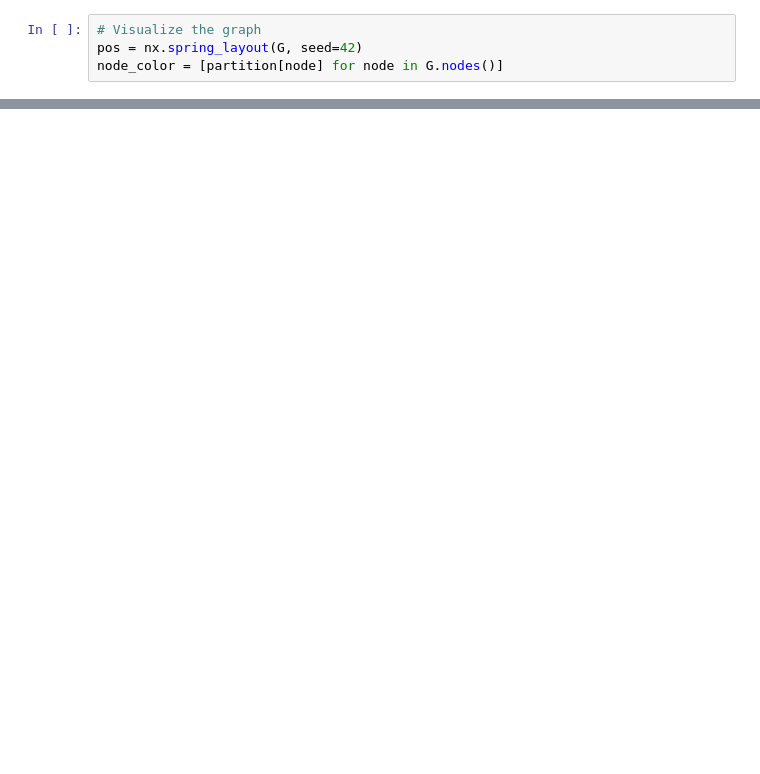
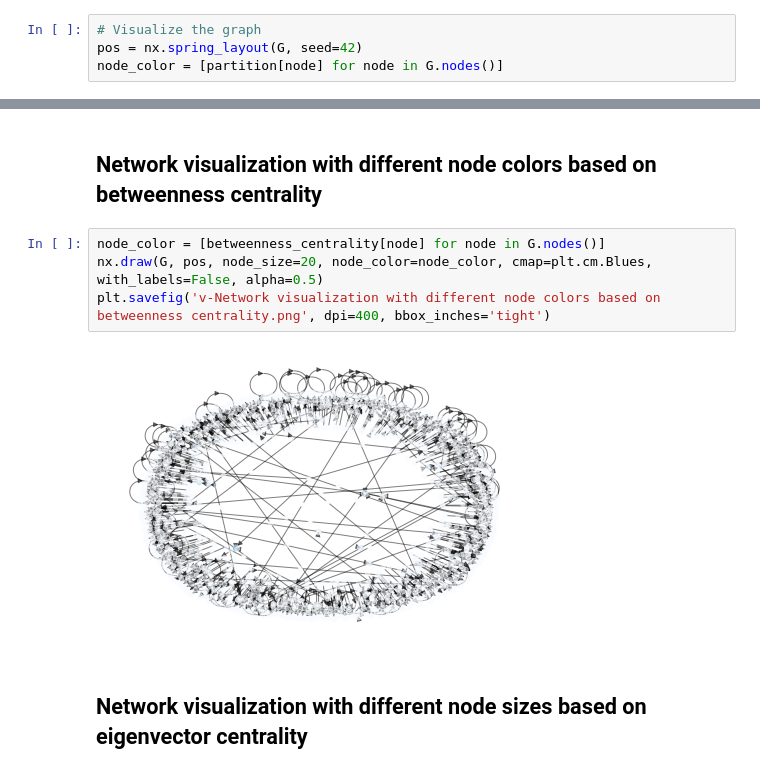
Before and after one commit to udaykumar1997/Slashdot-Social-Network-Analysis, a Jupyter notebook: Main.ipynb, the cells around one changed output, grey strips where cells are left out. Cells and saved outputs as stored; diff of their text form; blank space fills up the shorter version.

```diff
--- a/Main.ipynb
+++ b/Main.ipynb
@@ -119,0 +136,10 @@ plt.show()
+# %% [markdown]
+## Network visualization with different node colors based on betweenness centrality
+# %%
+node_color = [betweenness_centrality[node] for node in G.nodes()]
+nx.draw(G, pos, node_size=20, node_color=node_color, cmap=plt.cm.Blues, with_labels=False, alpha=0.5)
+plt.savefig('v-Network visualization with different node colors based on betweenness centrality.png', dpi=400, bbox_inches='tight')
+# %% [output]
+[figure, added]
+# %% [markdown]
+## Network visualization with different node sizes based on eigenvector centrality
```
Also changed, not shown: parts of 37 cells of this notebook, 14 other files.
